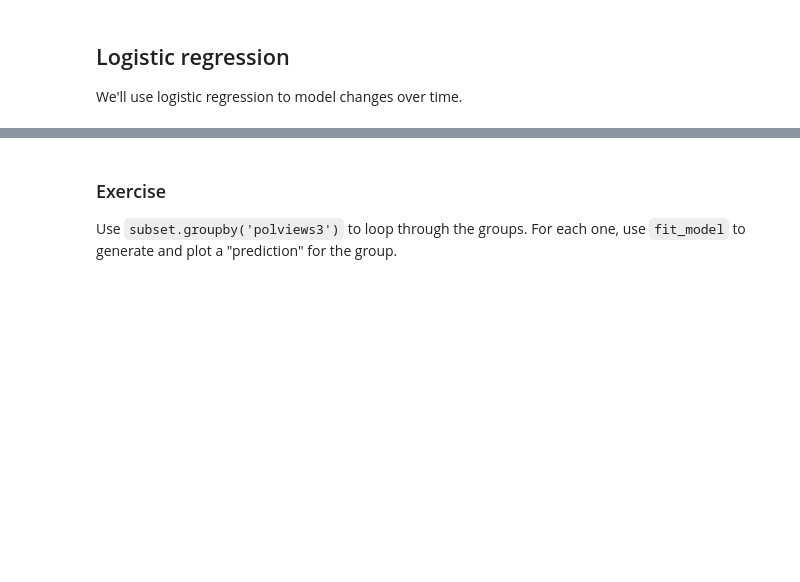
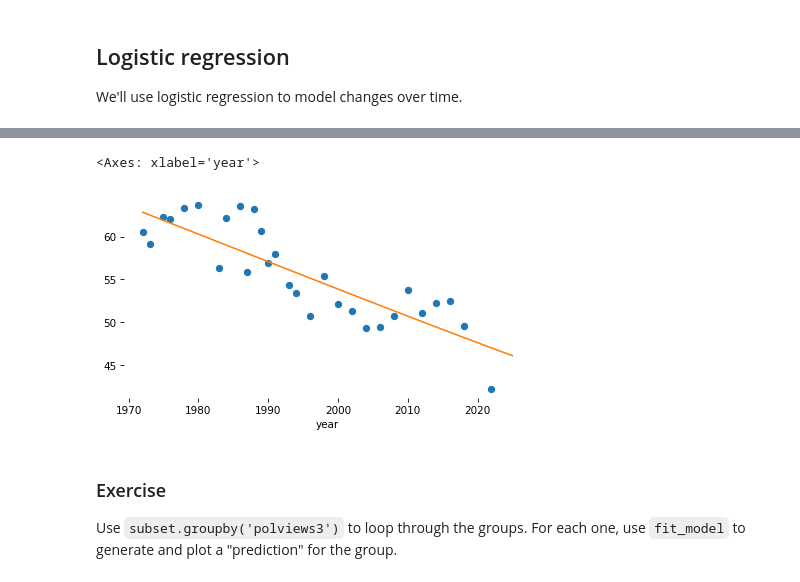
Before and after one commit to depinedo/clean_and_merge, a Jupyter notebook: notebooks/01_simpson.ipynb, the cells around one changed output, grey strips where cells are left out. Drawn from its saved outputs; the diff is of its cells as text; code cells hidden in the pictures; blank space fills up the shorter version.

```diff
--- a/notebooks/01_simpson.ipynb
+++ b/notebooks/01_simpson.ipynb
@@ -496,3 +538,9 @@ There are pros and cons of each method.
 ## Logistic regression
 
 We'll use logistic regression to model changes over time.
+# %%
+year_shift = gss["year"].median()
+gss["x"] = gss["year"] - year_shift
+# %%
+subset = gss.dropna(subset=['y', 'x'])
+subset.shape
@@ -498,0 +549,7 @@ We'll use logistic regression to model changes over time.
+# %%
+import statsmodels.formula.api as smf
+
+formula = 'y ~ x + I(x**2)'
+model = smf.logit(formula, data=subset).fit()
+# model.summary()
+model.params # shorter version
@@ -498,0 +590,6 @@ We'll use logistic regression to model changes over time.
+# %%
+year_range = np.arange(1972, 2026)
+pred_df = pd.DataFrame({"x" : year_range - year_shift})
+pred_series = model.predict(pred_df) * 100
+pred_series.index = year_range
+pred_series
@@ -499 +615,7 @@ We'll use logistic regression to model changes over time.
+# %%
+time_series.plot(style = "o")
+pred_series.plot()
+# %% [output]
+<Axes: xlabel='year'>
+[figure, added]
 # %%
```
Also changed, not shown: parts of 18 cells of this notebook.
